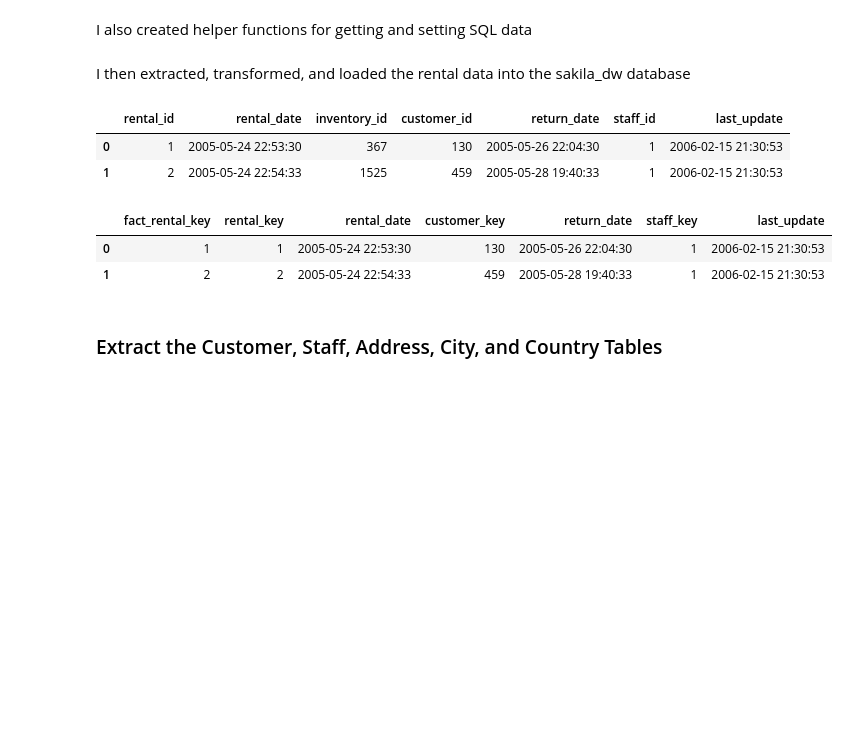
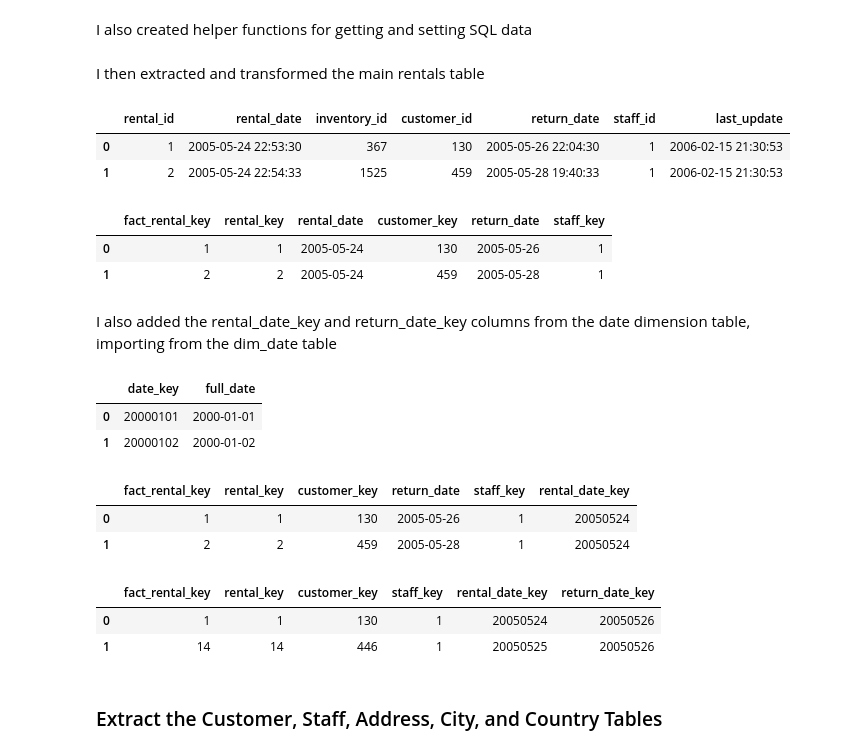
Before and after one commit to jasongir/ds2002-data-project-1, a Jupyter notebook: Project 1.ipynb, the cells around one changed output. Saved outputs shown, nothing was run; the diff lists cells and outputs as text; code cells hidden in the pictures; blank space fills up the shorter version.

```diff
--- a/Project 1.ipynb
+++ b/Project 1.ipynb
@@ -120,7 +120,7 @@ def get_set_sql_dataframe(user_id, pwd, host_name):
 # call the currying function to get the required sql functions
 get_sql_dataframe, set_sql_dataframe = get_set_sql_dataframe(user_id, pwd, host_name)
 # %% [markdown]
-I then extracted, transformed, and loaded the rental data into the sakila_dw database
+I then extracted and transformed the main rentals table
 # %%
 # extract the data from sakila
 df_rental = get_sql_dataframe(db_name=src_mysql_dbname, sql_query="SELECT * FROM sakila.rental;")
@@ -130,21 +130,67 @@ df_rental.head(2)
 | 0 | 1 | 2005-05-24 22:53:30 | 367 | 130 | 2005-05-26 22:04:30 | 1 | 2006-02-15 21:30:53 |
 | 1 | 2 | 2005-05-24 22:54:33 | 1525 | 459 | 2005-05-28 19:40:33 | 1 | 2006-02-15 21:30:53 |
 # %%
-# drop inventory info, we won't use it
-df_rental.drop(columns=["inventory_id"], inplace=True)
+# drop inventory and update info, we won't use it
+df_rental.drop(columns=["inventory_id", "last_update"], inplace=True)
+
 # rename id's to keys
 df_rental.rename(columns={
     "rental_id": "rental_key",
     "customer_id": "customer_key",
     "staff_id": "staff_key",
 }, inplace=True)
+
+# truncate datetimes to just dates
+df_rental["rental_date"] = df_rental["rental_date"] \
+    .map(lambda dt: dt.date()) \
+    .astype('datetime64')
+df_rental["return_date"] = df_rental["return_date"] \
+    .map(lambda dt: dt.date()) \
+    .astype('datetime64')
+
 # insert our fact table key column
 df_rental.insert(0, "fact_rental_key", range(1, df_rental.shape[0]+1))
 df_rental.head(2)
 # %% [output]
-|  | fact_rental_key | rental_key | rental_date | customer_key | return_date | staff_key | last_update |
-| 0 | 1 | 1 | 2005-05-24 22:53:30 | 130 | 2005-05-26 22:04:30 | 1 | 2006-02-15 21:30:53 |
-| 1 | 2 | 2 | 2005-05-24 22:54:33 | 459 | 2005-05-28 19:40:33 | 1 | 2006-02-15 21:30:53 |
+|  | fact_rental_key | rental_key | rental_date | customer_key | return_date | staff_key |
+| 0 | 1 | 1 | 2005-05-24 | 130 | 2005-05-26 | 1 |
+| 1 | 2 | 2 | 2005-05-24 | 459 | 2005-05-28 | 1 |
+# %% [markdown]
+I also added the rental_date_key and return_date_key columns from the date dimension table, importing from the dim_date table
+# %%
+df_dim_date = get_sql_dataframe(
+    db_name=src_mysql_dbname,
+    sql_query="SELECT date_key, full_date FROM sakila_dw.dim_date")
+df_dim_date.full_date = df_dim_date.full_date.astype('datetime64')
+df_dim_date.head(2)
+# %% [output]
+|  | date_key | full_date |
+| 0 | 20000101 | 2000-01-01 |
+| 1 | 20000102 | 2000-01-02 |
+# %%
+# substituting rental_date_key for rental_date
+df_dim_rental_date = df_dim_date.rename(columns={
+    "date_key": "rental_date_key",
+    "full_date": "rental_date"})
+df_rental = pd.merge(df_rental, df_dim_rental_date, on="rental_date", how="inner")
+df_rental.drop(["rental_date"], axis=1, inplace=True)
+df_rental.head(2)
+# %% [output]
+|  | fact_rental_key | rental_key | customer_key | return_date | staff_key | rental_date_key |
+| 0 | 1 | 1 | 130 | 2005-05-26 | 1 | 20050524 |
+| 1 | 2 | 2 | 459 | 2005-05-28 | 1 | 20050524 |
+# %%
+# substituting return_date_key for return_date
+df_dim_return_date = df_dim_date.rename(columns={
+    "date_key": "return_date_key",
+    "full_date": "return_date"})
+df_rental = pd.merge(df_rental, df_dim_return_date, on="return_date", how="inner")
+df_rental.drop(["return_date"], axis=1, inplace=True)
+df_rental.head(2)
+# %% [output]
+|  | fact_rental_key | rental_key | customer_key | staff_key | rental_date_key | return_date_key |
+| 0 | 1 | 1 | 130 | 1 | 20050524 | 20050526 |
+| 1 | 14 | 14 | 446 | 1 | 20050525 | 20050526 |
 # %%
 # Insert/load the newly transformed fact_rentals data into sakila_dw
 set_sql_dataframe(
```
Also changed, not shown: parts of 12 cells of this notebook.
